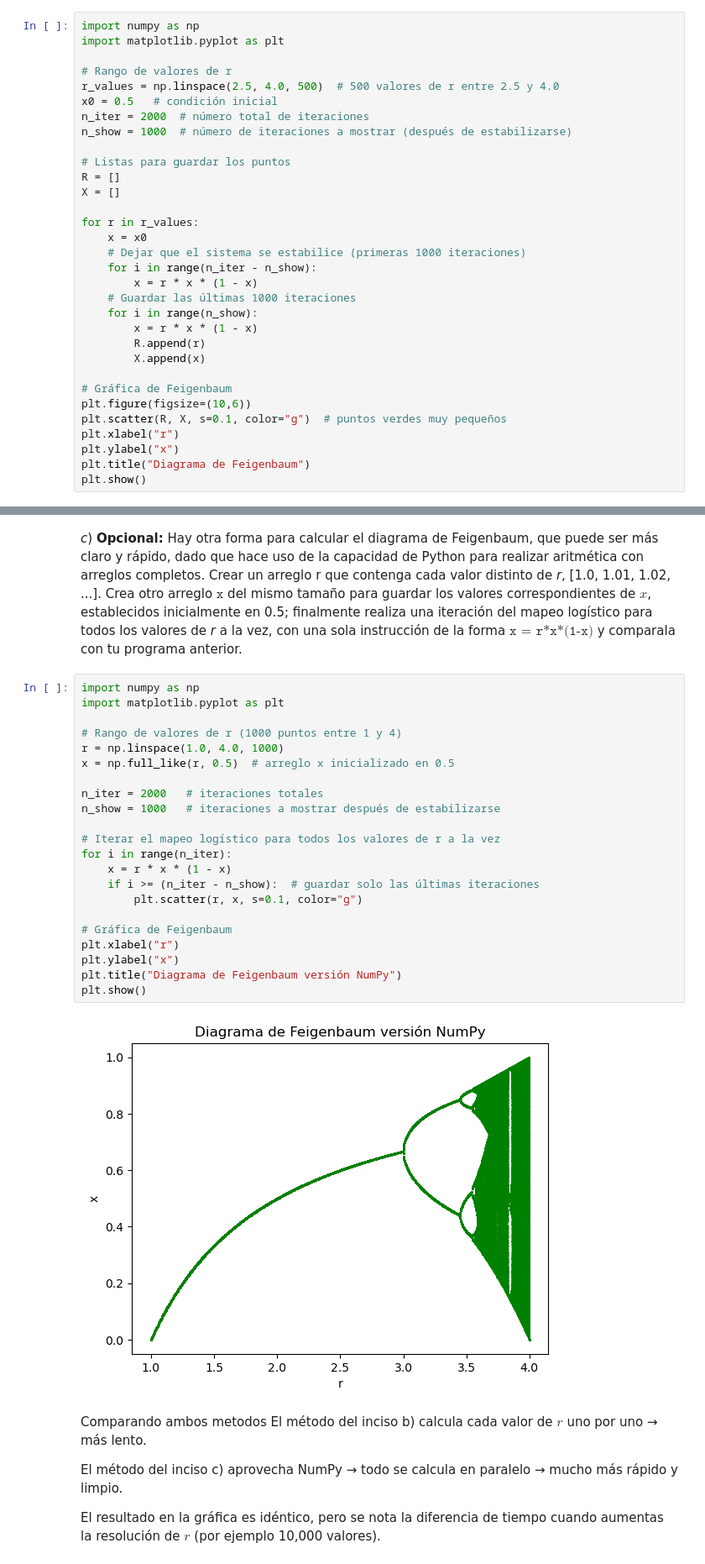
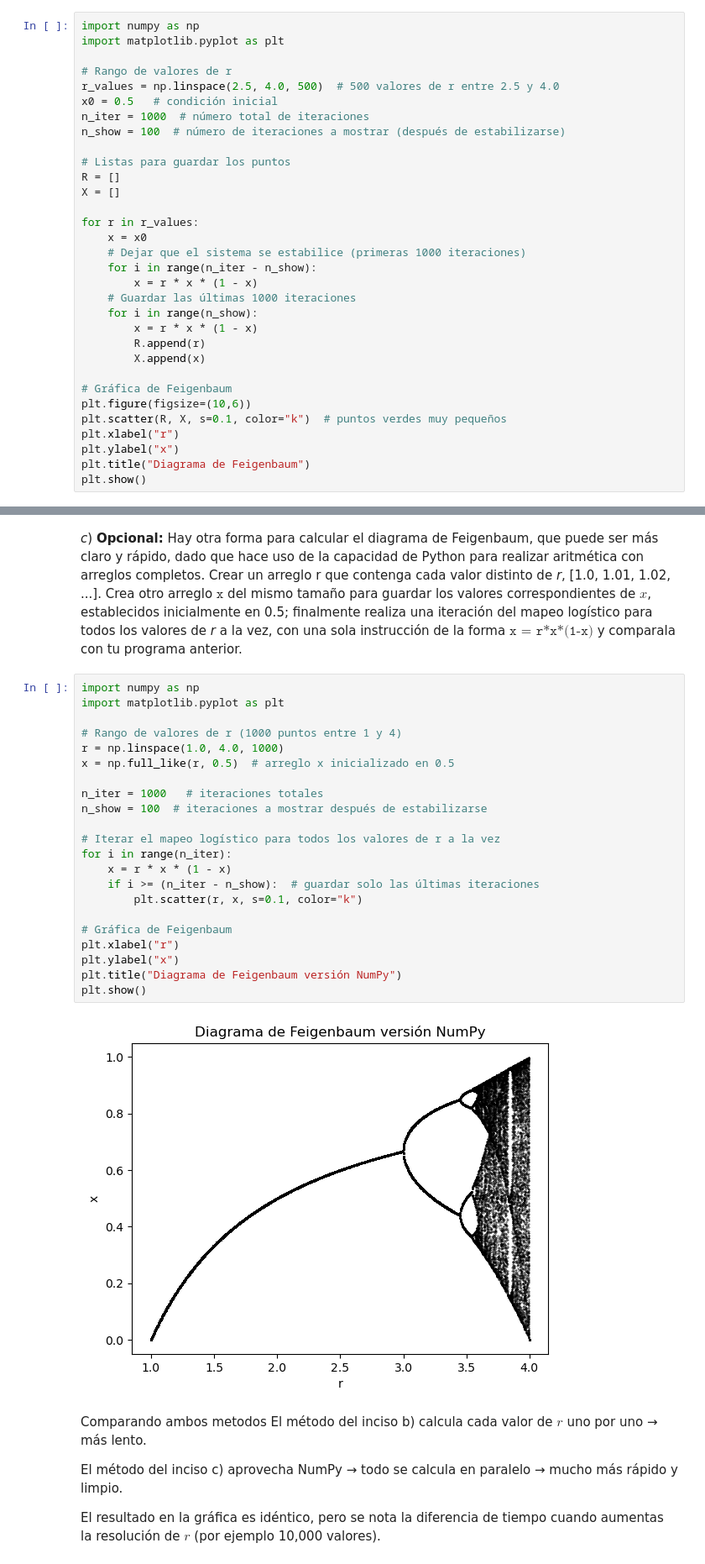
Before and after one commit to DANROK899/Repositorio_Fisica_Computacional, a Jupyter notebook: 1_ProgramacionPython/Tarea_3.ipynb, the cells around one changed output, grey strips where cells are left out. Shown at 84% size. Drawn from its saved outputs; the diff is of its cells as text.

```diff
--- a/1_ProgramacionPython/Tarea_3.ipynb
+++ b/1_ProgramacionPython/Tarea_3.ipynb
@@ -148,8 +134,8 @@ import matplotlib.pyplot as plt
 # Rango de valores de r
 r_values = np.linspace(2.5, 4.0, 500)  # 500 valores de r entre 2.5 y 4.0
 x0 = 0.5   # condición inicial
-n_iter = 2000  # número total de iteraciones
-n_show = 1000  # número de iteraciones a mostrar (después de estabilizarse)
+n_iter = 1000  # número total de iteraciones
+n_show = 100  # número de iteraciones a mostrar (después de estabilizarse)
 
 # Listas para guardar los puntos
 R = []
@@ -168,7 +154,7 @@ for r in r_values:
 
 # Gráfica de Feigenbaum
 plt.figure(figsize=(10,6))
-plt.scatter(R, X, s=0.1, color="g")  # puntos verdes muy pequeños
+plt.scatter(R, X, s=0.1, color="k")  # puntos verdes muy pequeños
 plt.xlabel("r")
 plt.ylabel("x")
 plt.title("Diagrama de Feigenbaum")
@@ -180,27 +166,27 @@ _c_) **Opcional:** Hay otra forma para calcular el diagrama de Feigenbaum, que p
 # %%
 import numpy as np
 import matplotlib.pyplot as plt
 
 # Rango de valores de r (1000 puntos entre 1 y 4)
 r = np.linspace(1.0, 4.0, 1000)
 x = np.full_like(r, 0.5)  # arreglo x inicializado en 0.5
 
-n_iter = 2000   # iteraciones totales
-n_show = 1000   # iteraciones a mostrar después de estabilizarse
+n_iter = 1000   # iteraciones totales
+n_show = 100  # iteraciones a mostrar después de estabilizarse
 
 # Iterar el mapeo logístico para todos los valores de r a la vez
 for i in range(n_iter):
     x = r * x * (1 - x)
     if i >= (n_iter - n_show):  # guardar solo las últimas iteraciones
-        plt.scatter(r, x, s=0.1, color="g")
+        plt.scatter(r, x, s=0.1, color="k")
 
 # Gráfica de Feigenbaum
 plt.xlabel("r")
 plt.ylabel("x")
 plt.title("Diagrama de Feigenbaum versión NumPy")
 plt.show()
 # %% [output]
-[figure, old version]
+[figure, new version]
 # %% [markdown]
 Comparando ambos metodos
 El método del inciso b) calcula cada valor de $r$ uno por uno → más lento.
```
Also changed, not shown: parts of 6 cells of this notebook, 6 other files.
